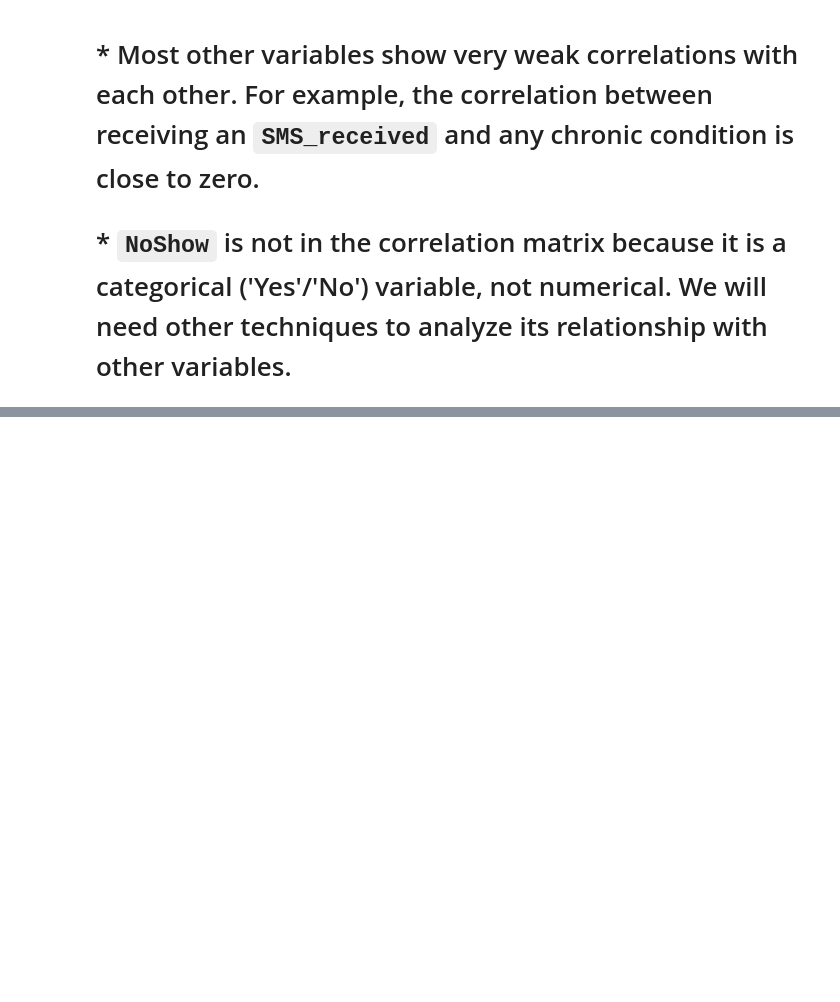
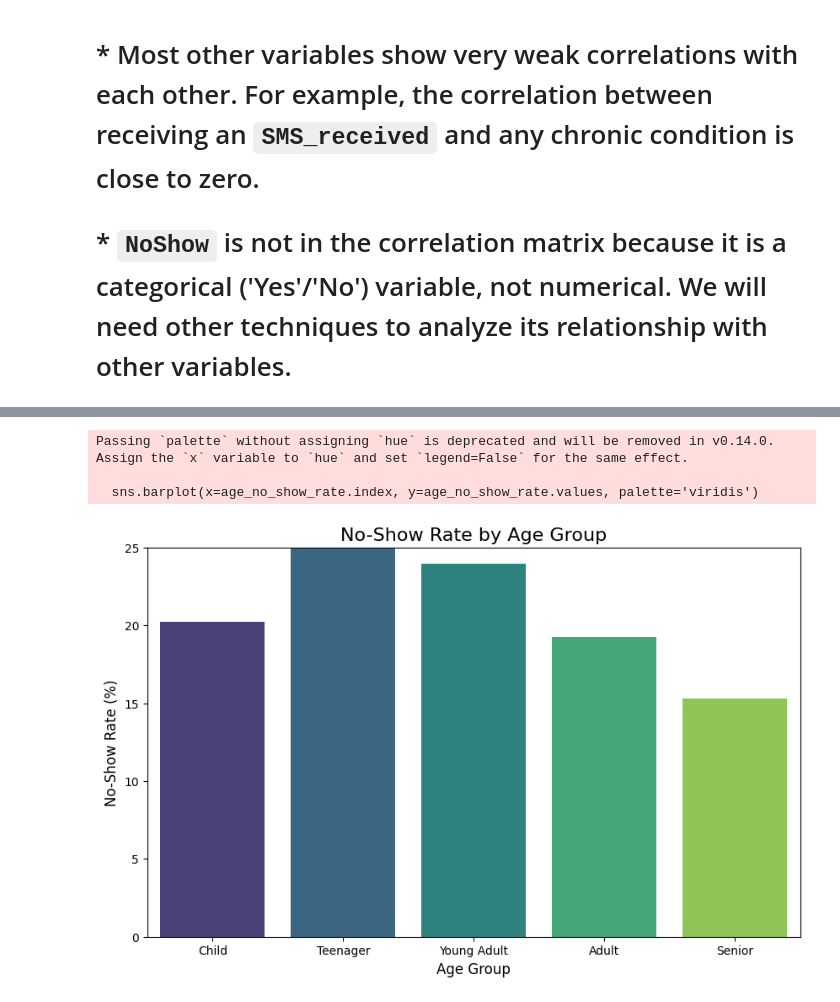
Before and after one commit to JasonD16/Xpertnurse-Data-Science-Internship, a Jupyter notebook: Analysis.ipynb, the cells around one changed output, grey strips where cells are left out. Saved outputs shown, nothing was run; the diff lists cells and outputs as text; code cells hidden in the pictures; blank space fills up the shorter version.

```diff
--- a/Analysis.ipynb
+++ b/Analysis.ipynb
@@ -193,0 +286,36 @@ correlation_matrix
+# %%
+# --- Analysis: No-Show Rate by Age Group ---
+
+# Step 1: Create age groups using pd.cut()
+# Define the edges of our age bins
+age_bins = [0, 12, 18, 35, 60, 120]
+# Define the labels for these bins
+age_labels = ['Child', 'Teenager', 'Young Adult', 'Adult', 'Senior']
+
+# Create the new 'AgeGroup' column
+df['AgeGroup'] = pd.cut(df['Age'], bins=age_bins, labels=age_labels, right=False)
+
+# Step 2: Calculate the no-show rate for each age group
+# We need to convert 'NoShow' ('Yes'/'No') to a numerical format (1/0) to calculate the mean
+df['NoShow_numeric'] = df['NoShow'].apply(lambda x: 1 if x == 'Yes' else 0)
+
+# Group by the new 'AgeGroup' and calculate the mean (which is now the no-show rate)
+age_no_show_rate = df.groupby('AgeGroup')['NoShow_numeric'].mean() * 100
+
+# Step 3: Visualize the results
+plt.figure(figsize=(10, 6))
+sns.barplot(x=age_no_show_rate.index, y=age_no_show_rate.values, palette='viridis')
+
+# Customize the plot
+plt.title('No-Show Rate by Age Group', fontsize=16)
+plt.xlabel('Age Group', fontsize=12)
+plt.ylabel('No-Show Rate (%)', fontsize=12)
+plt.ylim(0, 25) # Set y-axis limit to better see the differences
+
+# Display the plot
+plt.show()
+# %% [output]
+Passing `palette` without assigning `hue` is deprecated and will be removed in v0.14.0. Assign the `x` variable to `hue` and set `legend=False` for the same effect.
+
+  sns.barplot(x=age_no_show_rate.index, y=age_no_show_rate.values, palette='viridis')
+[figure, added]
```
Also changed, not shown: parts of 19 cells of this notebook.
